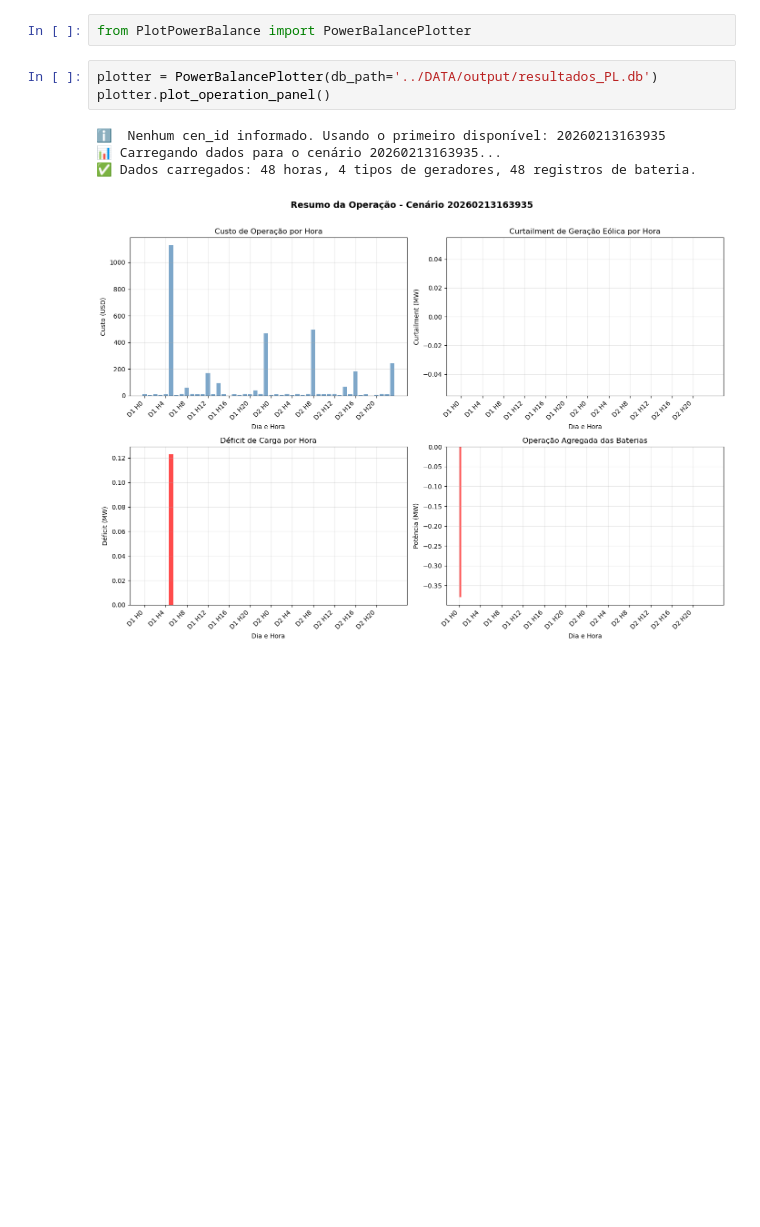
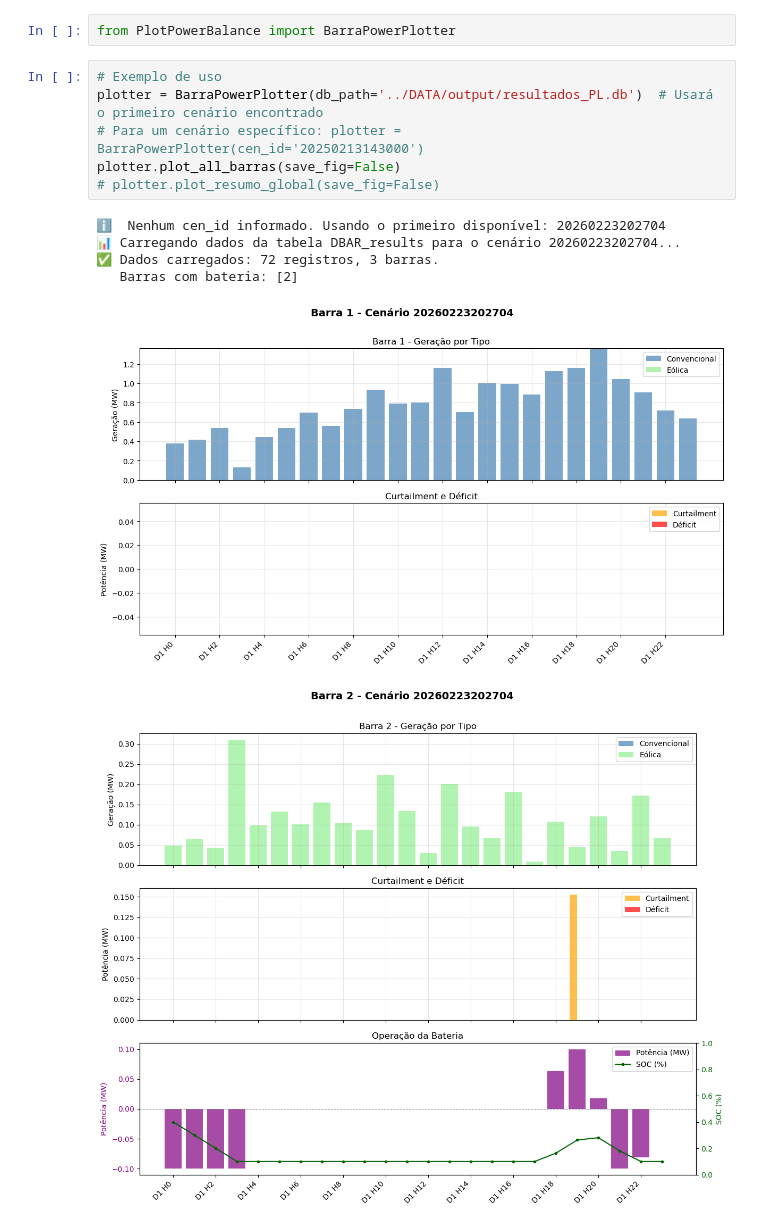
Before and after one commit to lucasedbraga/gopt-BessWindAgentOperator, a Jupyter notebook: IHM/PowerBalance.ipynb, the cells around one changed output. Cells and saved outputs as stored; diff of their text form; blank space fills up the shorter version.

Commit message:
novos plots

```diff
--- a/IHM/PowerBalance.ipynb
+++ b/IHM/PowerBalance.ipynb
@@ -1,10 +1,15 @@
 # %%
-from PlotPowerBalance import PowerBalancePlotter
+from PlotPowerBalance import BarraPowerPlotter
 # %%
-plotter = PowerBalancePlotter(db_path='../DATA/output/resultados_PL.db')
-plotter.plot_operation_panel()
+# Exemplo de uso
+plotter = BarraPowerPlotter(db_path='../DATA/output/resultados_PL.db')  # Usará o primeiro cenário encontrado
+# Para um cenário específico: plotter = BarraPowerPlotter(cen_id='20250213143000')
+plotter.plot_all_barras(save_fig=False)
+# plotter.plot_resumo_global(save_fig=False)
 # %% [output]
-ℹ️  Nenhum cen_id informado. Usando o primeiro disponível: 20260213163935
-📊 Carregando dados para o cenário 20260213163935...
-✅ Dados carregados: 48 horas, 4 tipos de geradores, 48 registros de bateria.
+ℹ️  Nenhum cen_id informado. Usando o primeiro disponível: 20260223202704
+📊 Carregando dados da tabela DBAR_results para o cenário 20260223202704...
+✅ Dados carregados: 72 registros, 3 barras.
+   Barras com bateria: [2]
-[figure, old version]
+[figure, new version]
+[figure, added]
```
Also changed, not shown: parts of 1 cell of this notebook, 2 other files.
